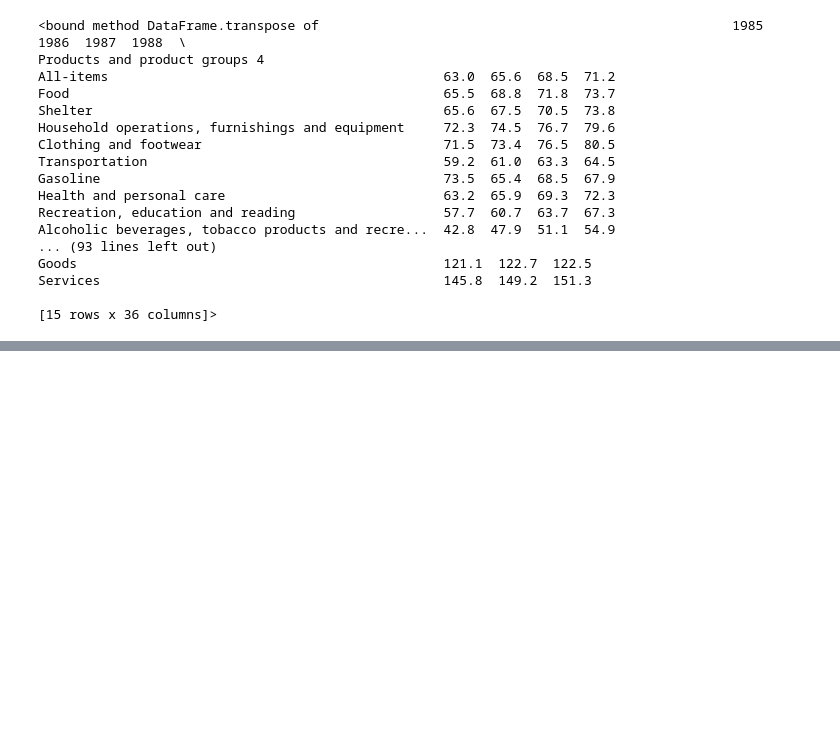
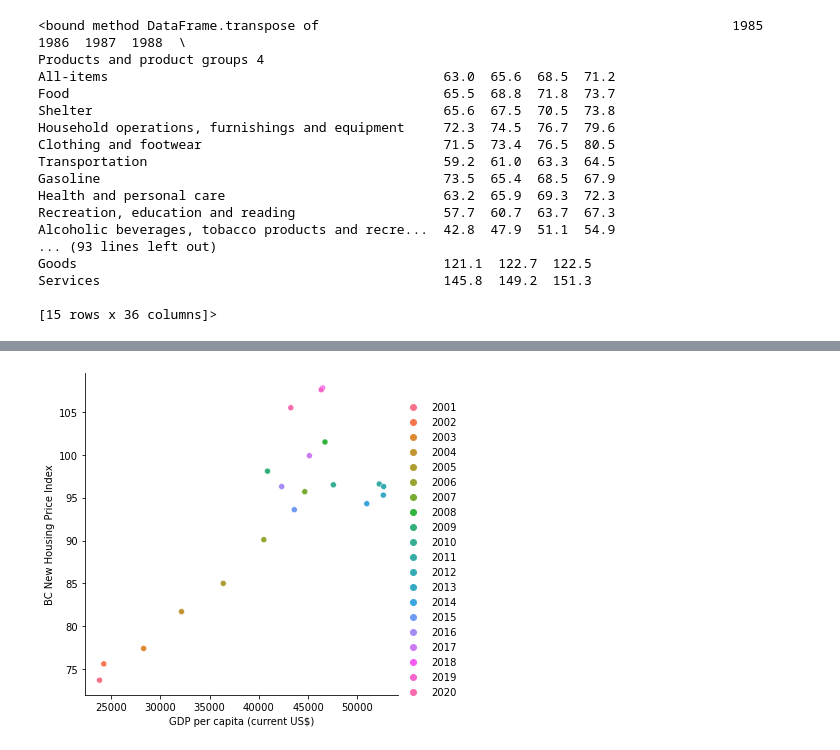
Before and after one commit to data301-2021-summer2/group-11-project, a Jupyter notebook: data/DataProcessingFunctions-Andy.ipynb, the cells around one changed output, grey strips where cells are left out. Saved outputs shown, nothing was run; the diff lists cells and outputs as text; code cells hidden in the pictures; blank space fills up the shorter version.

```diff
--- a/data/DataProcessingFunctions-Andy.ipynb
+++ b/data/DataProcessingFunctions-Andy.ipynb
@@ -221,0 +226,4 @@ Services                                            145.8  149.2  151.3
+# %%
+ax = sns.relplot(y='BC New Housing Price Index', x='GDP per capita (current US$)', data=masterDFFrom2000to2021.transpose(),hue=masterDFFrom2000to2021.columns)
+# %% [output]
+[figure, added]
```
Also changed, not shown: parts of 4 cells of this notebook.
